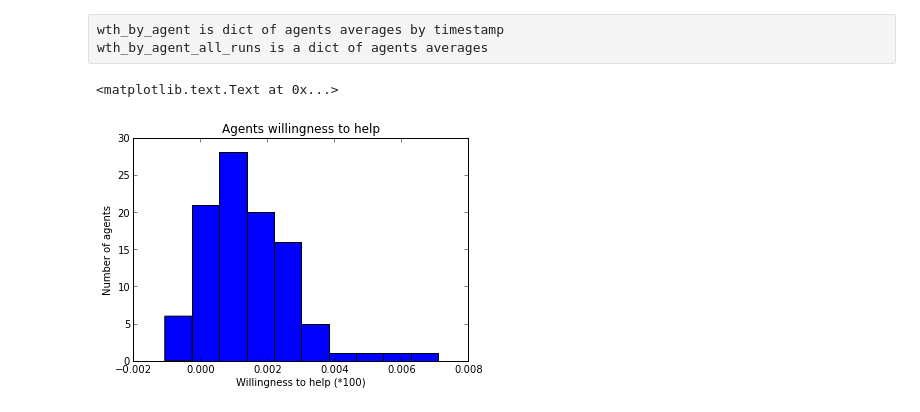
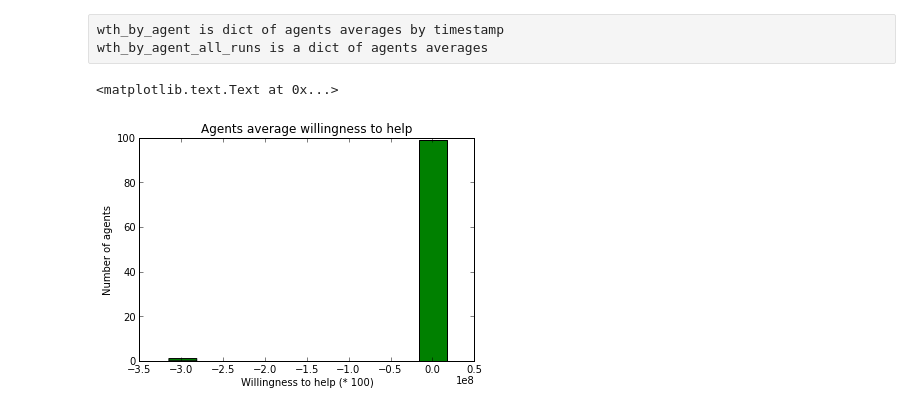
Before and after one commit to jackiekazil/goalnet, a Jupyter notebook: goalnet/analysis/wth_analysis.ipynb, the cells around one changed output. Drawn from its saved outputs; the diff is of its cells as text; code cells hidden in the pictures.

```diff
--- a/goalnet/analysis/wth_analysis.ipynb
+++ b/goalnet/analysis/wth_analysis.ipynb
@@ -8,4 +0,0 @@ dfile = '../data/SN100-10MAY2013TS16Run3/data.json'
-# %%
-json_data=open(dfile)
-data = json.load(json_data)
-json_data.close()
@@ -17,0 +26,4 @@ wth_by_agent_all_runs = get_agent_wth_avg_all_runs(wth_by_agent)
+# %%
+source = 'data3'
+data = _load_data(source, 'data.json')
+context = _load_data(source, 'config.json')
@@ -17,0 +40,23 @@ wth_by_agent_all_runs = get_agent_wth_avg_all_runs(wth_by_agent)
+# %%
+#from wth import get_agent_wth_by_ts
+#wth_by_agent = get_agent_wth_by_ts(data)
+
+avg_by_agent = {}
+# ts is timestamp
+for ts in data:
+    ts_wth = data[ts]['willingness_to_help']
+    for agent in ts_wth:
+        values = []
+        #print '######################  ', agent
+        # k = data.ts.wth.agent.agent
+        for k in ts_wth[agent]:
+            values.append(ts_wth[agent][k])
+
+        if values:
+            agent_avg = np.mean(values)
+
+            try:
+                avg_by_agent[agent][ts] = agent_avg
+            except KeyError:
+                avg_by_agent[agent] = {}
+                avg_by_agent[agent][ts] = agent_avg
@@ -18,3 +65,9 @@ wth_by_agent_all_runs = get_agent_wth_avg_all_runs(wth_by_agent)
+# %%
+#from wth import get_agent_wth_avg_all_runs
+#wth_by_agent_all_runs = get_agent_wth_avg_all_runs(avg_by_agent)
+wth_by_agent_all_runs = {}
+for agent in avg_by_agent:
+    wth_by_agent_all_runs[agent] = np.mean(avg_by_agent[agent].values())
 # %% [raw]
 wth_by_agent is dict of agents averages by timestamp
 wth_by_agent_all_runs is a dict of agents averages
@@ -21,9 +79,10 @@ wth_by_agent_all_runs is a dict of agents averages
 # %%
+#histogram distribution of final wth
 import matplotlib.pyplot as plt
-plt.hist([x*100 for x in wth_by_agent_all_runs.values()])
+plt.hist([x * 100 for x in wth_by_agent_all_runs.values()], color='green')
 plt.ylabel("Number of agents")
-plt.xlabel("Willingness to help (*100)")
-plt.title("Agents willingness to help")
+plt.xlabel("Willingness to help (* 100)")
+plt.title("Agents average willingness to help")
 # %% [output]
 <matplotlib.text.Text at 0x...>
-[figure, old version]
+[figure, new version]
```
Also changed, not shown: parts of 12 cells of this notebook, 1 other file.
